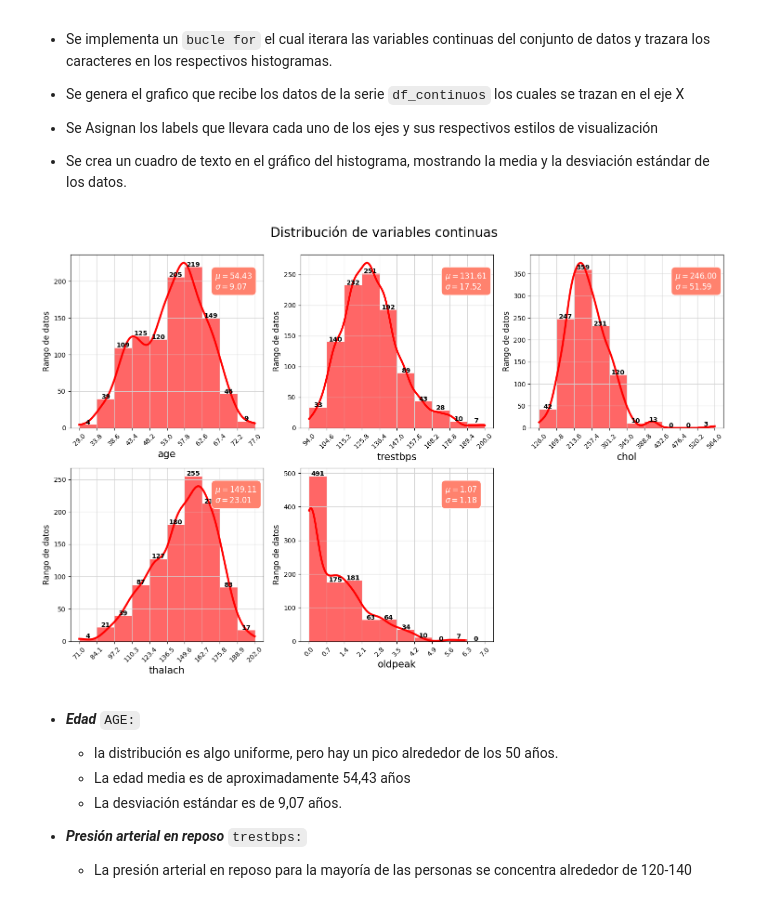
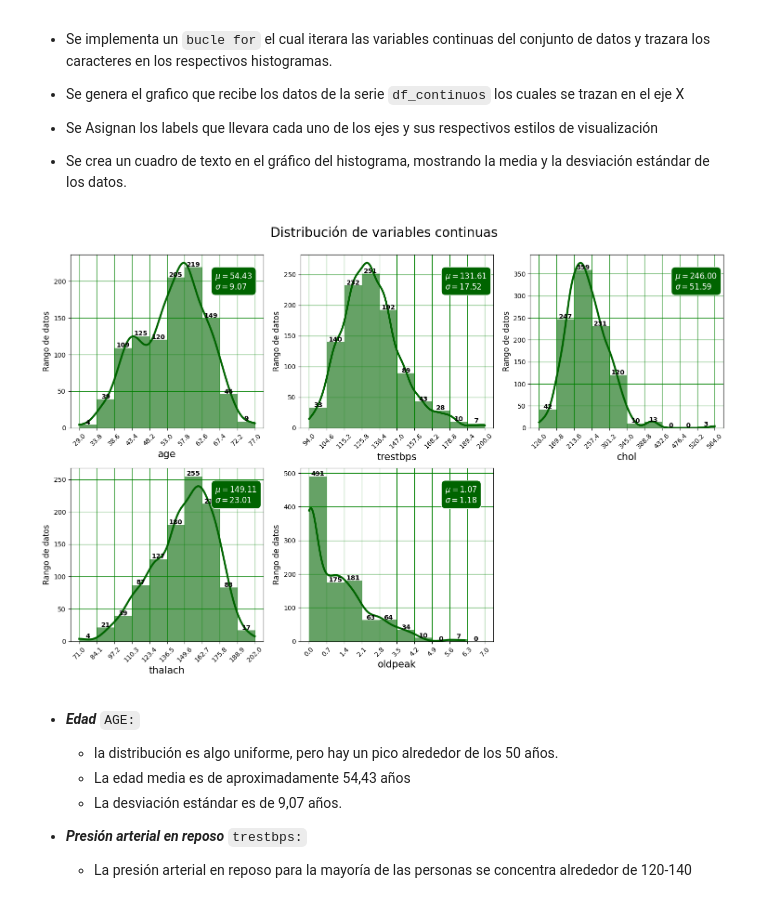
Before and after one commit to GabrielCastro1221/PrimeraPreEntregaDataScienceII-GabrielCastroRamirez, a Jupyter notebook: cardiopatia.ipynb, the cells around one changed output. Drawn from its saved outputs; the diff is of its cells as text; code cells hidden in the pictures.

```diff
--- a/cardiopatia.ipynb
+++ b/cardiopatia.ipynb
@@ -30,0 +14,4 @@ df
+# %%
+url = "https://raw.githubusercontent.com/GabrielCastro1221/csv_dataScience/main/heart1.csv"
+df = pd.read_csv(url)
+df
@@ -180,37 +181,37 @@ fig, ax = plt.subplots(nrows=2, ncols=3, figsize=(15, 10))
 for i, col in enumerate(df_continuous.columns):
     x = i // 3
     y = i % 3
     values, bin_edges = np.histogram(df_continuous[col],
     range=(np.floor(df_continuous[col].min()), np.ceil(df_continuous[col].max())))
 
     graph = sns.histplot(data=df_continuous, x=col, bins=bin_edges, kde=True, ax=ax[x, y],
-    edgecolor='none', color='red', alpha=0.6, line_kws={'lw': 3})
+    edgecolor='none', color='DarkGreen', alpha=0.6, line_kws={'lw': 3})
 
     ax[x, y].set_xlabel(col, fontsize=15)
     ax[x, y].set_ylabel('Rango de datos', fontsize=12)
     ax[x, y].set_xticks(np.round(bin_edges, 1))
     ax[x, y].set_xticklabels(ax[x, y].get_xticks(), rotation=45)
-    ax[x, y].grid(color='lightgrey')
+    ax[x, y].grid(color='Green')
 
     for j, p in enumerate(graph.patches):
         ax[x, y].annotate('{}'.format(p.get_height()), (p.get_x() + p.get_width() / 2, p.get_height() + 1),
         ha='center', fontsize=10, fontweight="bold")
 
     textstr = '\n'.join((
         r'$\mu=%.2f$' % df_continuous[col].mean(),
         r'$\sigma=%.2f$' % df_continuous[col].std()
     ))
 
     ax[x, y].text(0.75, 0.9, textstr, transform=ax[x, y].transAxes, fontsize=12, verticalalignment='top',
-    color='white', bbox=dict(boxstyle='round', facecolor='#ff826e', edgecolor='white', pad=0.5))
+    color='white', bbox=dict(boxstyle='round', facecolor='DarkGreen', edgecolor='white', pad=0.5))
 
 ax[1,2].axis('off')
 plt.suptitle('Distribución de variables continuas', fontsize=20)
 plt.tight_layout()
 plt.subplots_adjust(top=0.92)
 plt.show()
 # %% [output]
-[figure, old version]
+[figure, new version]
 # %% [markdown]
 + _***Edad***_ `AGE:`
     + la distribución es algo uniforme, pero hay un pico alrededor de los 50 años.
```
Also changed, not shown: parts of 4 cells of this notebook, 2 other files.
